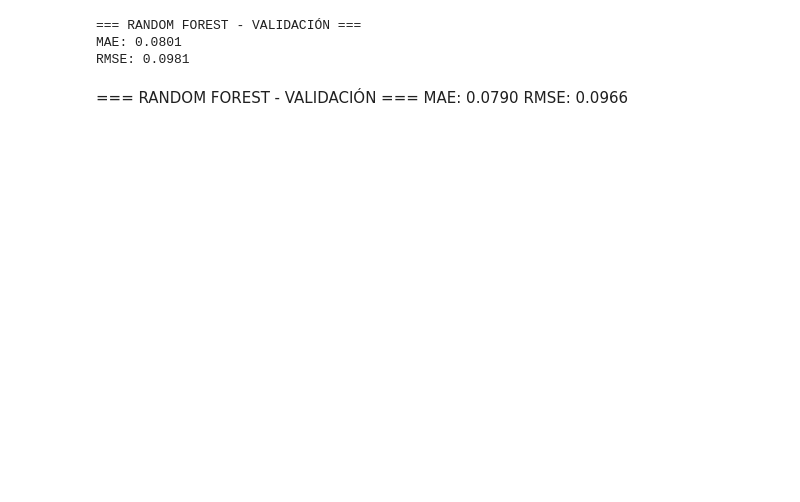
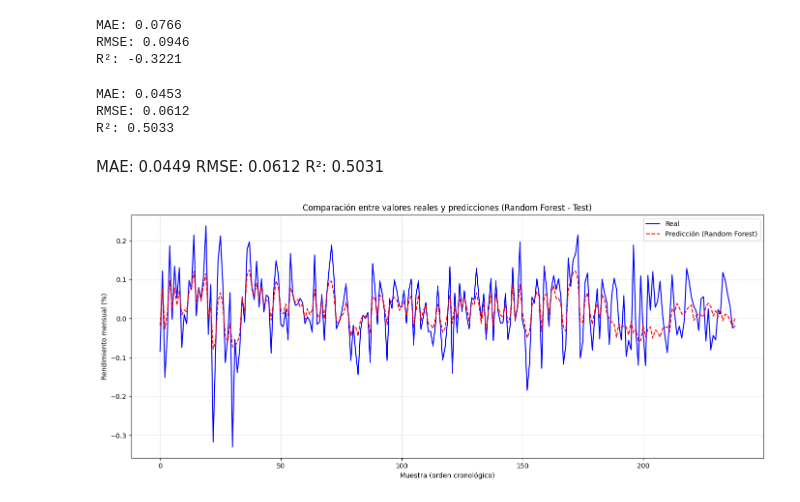
Before and after one commit to rubensanle/TFG, a Jupyter notebook: CodigosPython/ModelosPredictivos/ML/RandomForest.ipynb, the cells around one changed output. Cells and saved outputs as stored; diff of their text form; code cells hidden in the pictures; blank space fills up the shorter version.

```diff
--- a/CodigosPython/ModelosPredictivos/ML/RandomForest.ipynb
+++ b/CodigosPython/ModelosPredictivos/ML/RandomForest.ipynb
@@ -117,28 +116,56 @@ Mejor MSE: 0.0080
 # %%
-# ============================================
-# RANDOM FOREST - ENTRENAMIENTO FINAL
-# ============================================
+best_rf = RandomForestRegressor(**grid_search_rf.best_params_, random_state=42, n_jobs=-1) #Creamos un nuevo modelo de Random Forest Regressor utilizando los mejores hiperparámetros encontrados en la búsqueda.
+best_rf.fit(X_train, y_train) #Entrenamos el modelo de Random Forest Regressor con los mejores hiperparámetros utilizando los datos de entrenamiento.
 
-# Entrenar el modelo final con los mejores hiperparámetros
-best_rf = RandomForestRegressor(**grid_search_rf.best_params_, random_state=42, n_jobs=-1)
-best_rf.fit(X_train, y_train)
-
-# Predicciones sobre validación
-y_pred_val = best_rf.predict(X_val)
+y_pred_val = best_rf.predict(X_val) #Realizamos predicciones utilizando el modelo entrenado en el conjunto de validación para evaluar su rendimiento antes de probarlo en el conjunto de prueba.
 
 # Métricas de validación
-mae_val = mean_absolute_error(y_val, y_pred_val)
-rmse_val = np.sqrt(mean_squared_error(y_val, y_pred_val))
+mae_val = mean_absolute_error(y_val, y_pred_val) #Calculamos el error absoluto medio (MAE) entre las predicciones del modelo y los valores reales en el conjunto de validación para evaluar la precisión del modelo.
+rmse_val = np.sqrt(mean_squared_error(y_val, y_pred_val)) #Calculamos la raíz del error cuadrático medio (RMSE) entre las predicciones del modelo y los valores reales en el conjunto de validación para evaluar la precisión del modelo, penalizando más los errores grandes.
+r2_val = r2_score(y_val, y_pred_val)
 
-print(f"\n=== RANDOM FOREST - VALIDACIÓN ===")
 print(f"MAE: {mae_val:.4f}")
 print(f"RMSE: {rmse_val:.4f}")
+print(f"R²: {r2_val:.4f}")
 # %% [output]
-=== RANDOM FOREST - VALIDACIÓN ===
-MAE: 0.0801
-RMSE: 0.0981
+MAE: 0.0766
+RMSE: 0.0946
+R²: -0.3221
-# %% [markdown]
-
-=== RANDOM FOREST - VALIDACIÓN ===
-MAE: 0.0790
-RMSE: 0.0966
+# %%
+# Evaluación en el conjunto de prueba
+
+y_pred_test = best_rf.predict(X_test)
+
+mae_test = mean_absolute_error(y_test, y_pred_test)
+rmse_test = np.sqrt(mean_squared_error(y_test, y_pred_test))
+r2_test = r2_score(y_test, y_pred_test)
+
+print(f"MAE: {mae_test:.4f}")
+print(f"RMSE: {rmse_test:.4f}")
+print(f"R²: {r2_test:.4f}")
+# %% [output]
+MAE: 0.0453
+RMSE: 0.0612
+R²: 0.5033
+# %% [markdown]
+MAE: 0.0449
+RMSE: 0.0612
+R²: 0.5031
+# %%
+plt.figure(figsize=(14, 6))
+
+# Ordenar por índice (asegurar orden cronológico)
+indices = range(len(y_test))
+
+plt.plot(indices, y_test.values, label='Real', color='blue', linewidth=1.5)
+plt.plot(indices, y_pred_test, label='Predicción (Random Forest)', color='red', linestyle='--', linewidth=1.5)
+
+plt.title('Comparación entre valores reales y predicciones (Random Forest - Test)')
+plt.xlabel('Muestra (orden cronológico)')
+plt.ylabel('Rendimiento mensual (%)')
+plt.legend()
+plt.grid(True, alpha=0.3)
+plt.tight_layout()
+plt.show()
+# %% [output]
+[figure, added]
```
Also changed, not shown: parts of 10 cells of this notebook, 17 other files.
